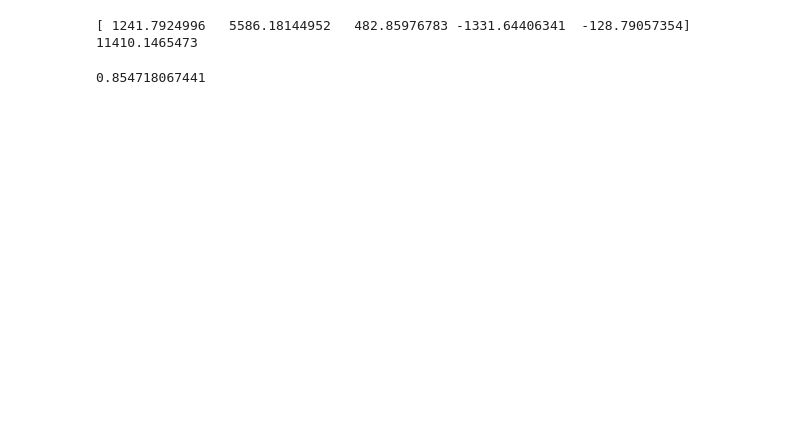
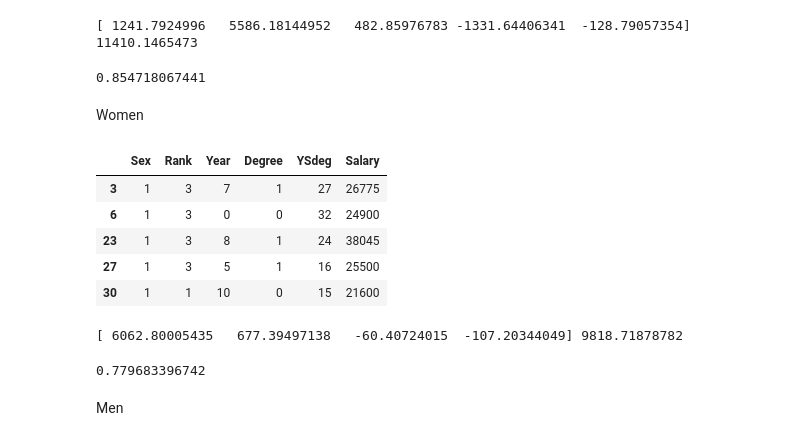
Before and after one commit to TylerKotkin/linear-regression, a Jupyter notebook: simple-linear-regression.ipynb, the cells around one changed output. Drawn from its saved outputs; the diff is of its cells as text; code cells hidden in the pictures; blank space fills up the shorter version.

Commit message:
Salary Discrimination part 1 analysis

```diff
--- a/simple-linear-regression.ipynb
+++ b/simple-linear-regression.ipynb
@@ -177,3 +177,18 @@ print(regr3.coef_, regr3.intercept_)
 print(regr3.score(input_data3, output_data3))
 # %% [output]
 0.854718067441
+# %% [markdown]
+Women
+# %%
+df_w = df_sd.Sex == 1
+# %%
+df_w = df_sd[df_w]
+# %%
+df_w.head()
+# %% [output]
+|  | Sex | Rank | Year | Degree | YSdeg | Salary |
+| 3 | 1 | 3 | 7 | 1 | 27 | 26775 |
+| 6 | 1 | 3 | 0 | 0 | 32 | 24900 |
+| 23 | 1 | 3 | 8 | 1 | 24 | 38045 |
+| 27 | 1 | 3 | 5 | 1 | 16 | 25500 |
+| 30 | 1 | 1 | 10 | 0 | 15 | 21600 |
@@ -179,0 +199,12 @@ print(regr3.score(input_data3, output_data3))
+# %%
+regr_w = linear_model.LinearRegression()
+regr_w.fit(input_data_w, output_data_w)
+print(regr_w.coef_, regr_w.intercept_)
+# %% [output]
+[ 6062.80005435   677.39497138   -60.40724015  -107.20344049] 9818.71878782
+# %%
+print(regr_w.score(input_data_w, output_data_w))
+# %% [output]
+0.779683396742
+# %% [markdown]
+Men
```
Also changed, not shown: parts of 18 cells of this notebook.
